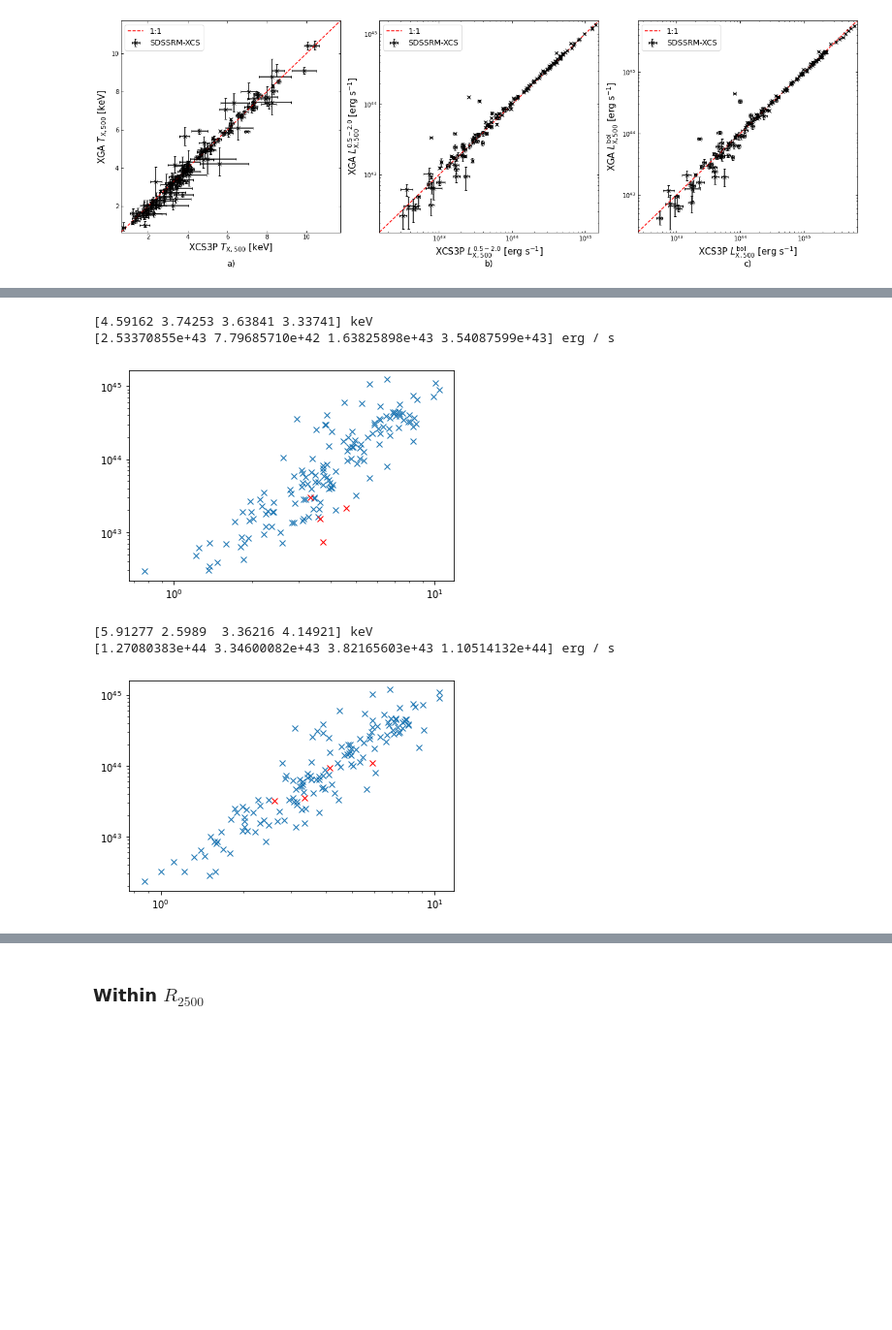
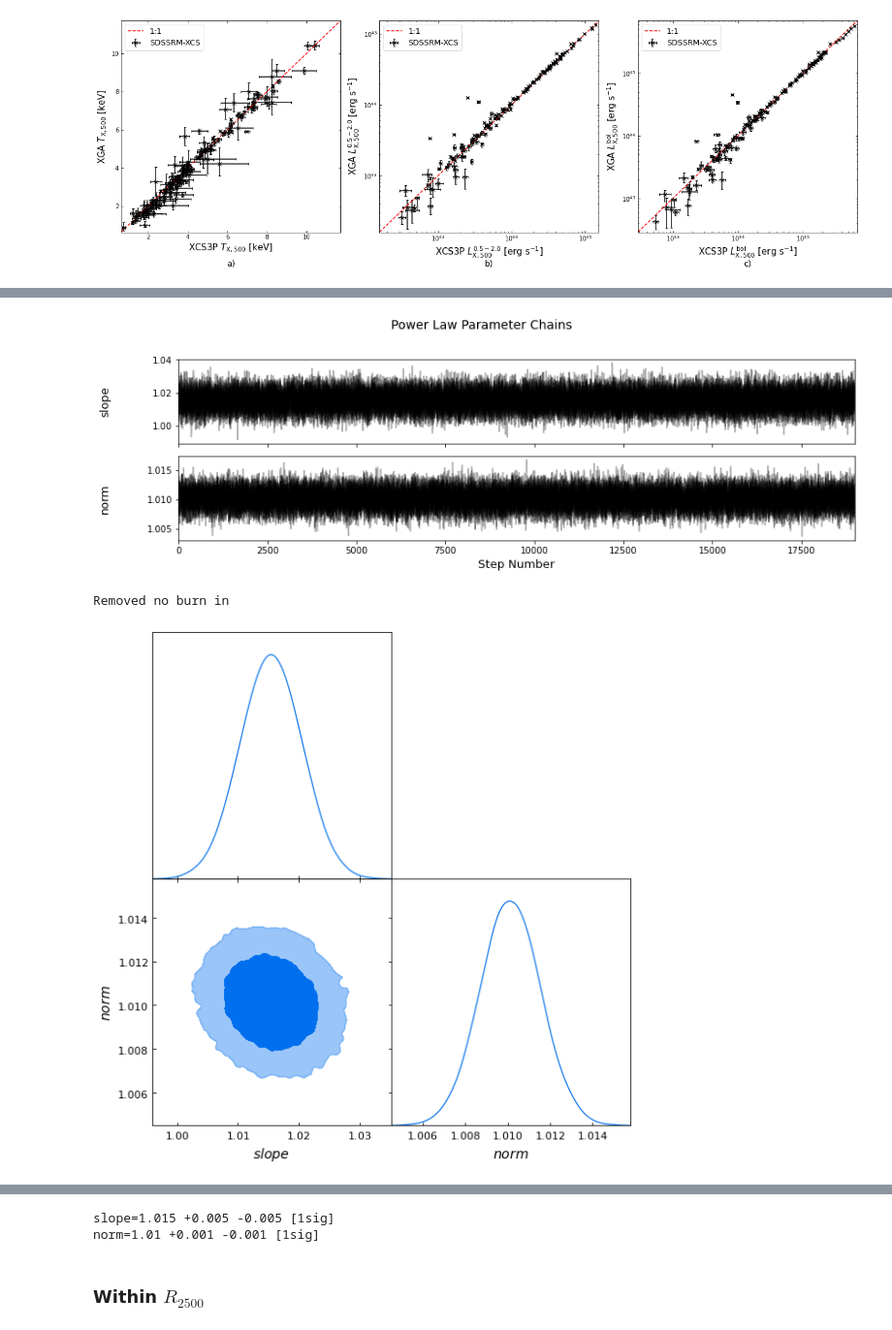
Before and after one commit to DavidT3/XCS-Mass-Paper-I-Analysis, a Jupyter notebook: notebooks/temp_lum_comparisons/sdss_comparisons.ipynb, the cells around one changed output, grey strips where cells are left out. Shown at 97% size. Drawn from its saved outputs; the diff is of its cells as text; code cells hidden in the pictures; blank space fills up the shorter version.

```diff
--- a/notebooks/temp_lum_comparisons/sdss_comparisons.ipynb
+++ b/notebooks/temp_lum_comparisons/sdss_comparisons.ipynb
@@ -142,15 +152,10 @@ We must extract and judge the quality of the temperature and luminosity measurem
 # %% [markdown]
 ### Within $R_{500}$
 # %%
-sdss_tx_all = xcs_srcs.Tx(xcs_srcs.r500, quality_checks=False).value
-sdss_tx = xcs_srcs.Tx(xcs_srcs.r500, quality_checks=True)
+sdss_tx500 = xcs_srcs.Tx(xcs_srcs.r500, quality_checks=False)
 
-sdss_lxbol_all = xcs_srcs.Lx(xcs_srcs.r500, quality_checks=False, lo_en=Quantity(0.01, 'keV'),
+sdss_lxbol500 = xcs_srcs.Lx(xcs_srcs.r500, quality_checks=False, lo_en=Quantity(0.01, 'keV'),
                              hi_en=Quantity(100.0, 'keV'))
-sdss_lxbol = xcs_srcs.Lx(xcs_srcs.r500, quality_checks=True, lo_en=Quantity(0.01, 'keV'),
-                         hi_en=Quantity(100.0, 'keV'))
 
-sdss_lx_all = xcs_srcs.Lx(xcs_srcs.r500, quality_checks=False, lo_en=Quantity(0.5, 'keV'),
+sdss_lx500 = xcs_srcs.Lx(xcs_srcs.r500, quality_checks=False, lo_en=Quantity(0.5, 'keV'),
                              hi_en=Quantity(2.0, 'keV'))
-sdss_lx = xcs_srcs.Lx(xcs_srcs.r500, quality_checks=True, lo_en=Quantity(0.5, 'keV'),
-                         hi_en=Quantity(2.0, 'keV'))
@@ -202,3 +174,35 @@ xcs3p_lxbol2500 = Quantity(xcs3p_lxbol2500)
+# %%
+xcs3p_tx_500 = []
+xcs3p_lx52_500 = []
+xcs3p_lxbol_500 = []
+xcs3p_tx_2500 = []
+xcs3p_lx52_2500 = []
+xcs3p_lxbol_2500 = []
+
+for src in xcs_srcs:
+    n = src.name
+    rel_row = xcs3p[xcs3p['name'] == n].iloc[0]
+    # Extract the XCS3P values within R500 for this cluster
+    xcs3p_tx_500.append(Quantity(rel_row[['Tx_500', 'Tx_500-', 'Tx_500+']].values, 'keV'))
+    xcs3p_lx52_500.append(Quantity(rel_row[['Lx52_500', 'Lx52_500-', 'Lx52_500+']].values*1e+44, 'erg/s'))
+    xcs3p_lxbol_500.append(Quantity(rel_row[['Lx_500', 'Lx_500-', 'Lx_500+']].values*1e+44, 'erg/s'))
+
+for src in xcs_srcs_subset:
+    n = src.name
+    rel_row = xcs3p[xcs3p['name'] == n].iloc[0]
+    # Extract the XCS3P values within R2500 for this cluster
+    xcs3p_tx_2500.append(Quantity(rel_row[['Tx_2500', 'Tx_2500-', 'Tx_2500+']].values, 'keV'))
+    xcs3p_lx52_2500.append(Quantity(rel_row[['Lx52_2500', 'Lx52_2500-', 'Lx52_2500+']].values*1e+44, 'erg/s'))
+    xcs3p_lxbol_2500.append(Quantity(rel_row[['Lx_2500', 'Lx_2500-', 'Lx_2500+']].values*1e+44, 'erg/s'))
+
+# Convert a list of quantities into a non-scalar, quantitity object
+xcs3p_tx_500 = Quantity(xcs3p_tx_500)
+xcs3p_lx52_500 = Quantity(xcs3p_lx52_500)
+xcs3p_lxbol_500 = Quantity(xcs3p_lxbol_500)
+
+xcs3p_tx_2500 = Quantity(xcs3p_tx_2500)
+xcs3p_lx52_2500 = Quantity(xcs3p_lx52_2500)
+xcs3p_lxbol_2500 = Quantity(xcs3p_lxbol_2500)
 # %% [markdown]
 ## Direct comparisons between original and XGA measurements
 # %% [markdown]
@@ -367,28 +239,0 @@ R500 0.5-2.0keV Lx - 1.11±0.05[e+44 erg/s]
-# %%
-non_cur = np.array([ind for ind in range(0, len(xcs_srcs)) if ind not in chos_og_inds])
-plt.plot(xcs3p_tx[non_cur, 0], xcs3p_lx52[non_cur, 0]*xcs_srcs.cosmo.inv_efunc(xcs_srcs.redshifts[non_cur]), 'x')
-plt.plot(xcs3p_tx[chos_og_inds, 0],
-         xcs3p_lx52[chos_og_inds, 0]*xcs_srcs.cosmo.inv_efunc(xcs_srcs.redshifts[chos_og_inds]), 'x', color='red')
-print(xcs3p_tx[chos_og_inds, 0])
-print(xcs3p_lx52[chos_og_inds, 0])
-plt.xscale('log')
-plt.yscale('log')
-plt.show()
-# %% [output]
-[4.59162 3.74253 3.63841 3.33741] keV
-[2.53370855e+43 7.79685710e+42 1.63825898e+43 3.54087599e+43] erg / s
-[figure, removed]
-# %%
-non_cur = np.array([ind for ind in range(0, len(xcs_srcs)) if ind not in chos_og_inds])
-plt.plot(sdss_tx[non_cur, 0], sdss_lx[non_cur, 0]*xcs_srcs.cosmo.inv_efunc(xcs_srcs.redshifts[non_cur]), 'x')
-plt.plot(sdss_tx[chos_og_inds, 0],
-         sdss_lx[chos_og_inds, 0]*xcs_srcs.cosmo.inv_efunc(xcs_srcs.redshifts[chos_og_inds]), 'x', color='red')
-print(sdss_tx[chos_og_inds, 0])
-print(sdss_lx[chos_og_inds, 0])
-plt.xscale('log')
-plt.yscale('log')
-plt.show()
-# %% [output]
-[5.91277 2.5989  3.36216 4.14921] keV
-[1.27080383e+44 3.34600082e+43 3.82165603e+43 1.10514132e+44] erg / s
-[figure, removed]
@@ -405,4 +240,8 @@ direct_comparison_plot([xcs3p_tx, xcs3p_lx52, xcs3p_lxbol], [sdss_tx, sdss_lx, s
 # %%
-fit_comp(xcs3p_tx, sdss_tx, [[-5, 5], [-5, 5]], r"XCS3P $T_{\rm{X, 500}}$ [keV]",
+fit_comp(xcs3p_tx_500, sdss_tx500, [[-5, 5], [-5, 5]], r"XCS3P $T_{\rm{X, 500}}$ [keV]",
          r"XGA $T_{\rm{X, 500}}$ [keV]", Quantity(5.5, 'keV'),  num_steps=20000, view_chains=True,
          linear=False, view_corner=True)
+# %% [output]
+[figure, added]
+Removed no burn in
+[figure, added]
@@ -408,0 +249,2 @@ fit_comp(xcs3p_tx, sdss_tx, [[-5, 5], [-5, 5]], r"XCS3P $T_{\rm{X, 500}}$ [keV]"
+slope=1.015 +0.005 -0.005 [1sig]
+norm=1.01 +0.001 -0.001 [1sig]
```
Also changed, not shown: parts of 32 cells of this notebook.
